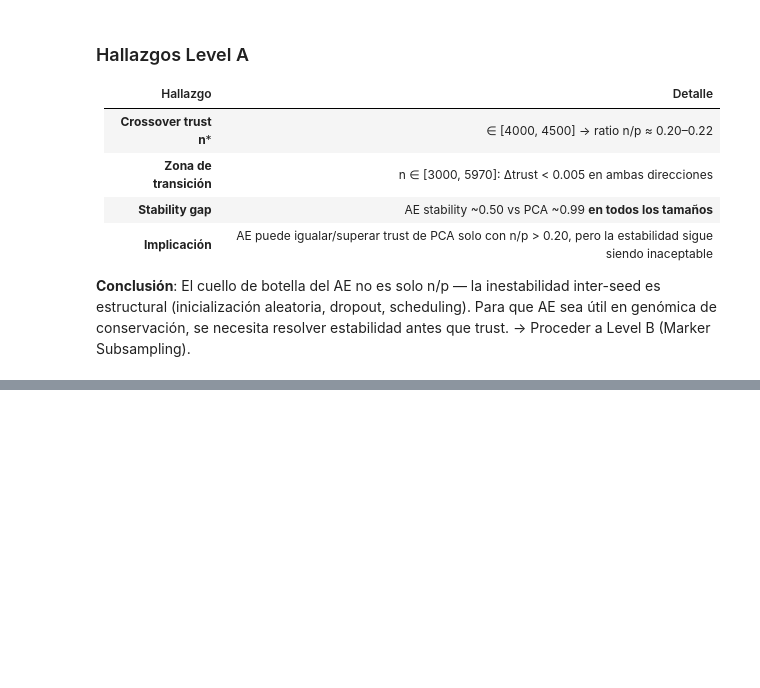
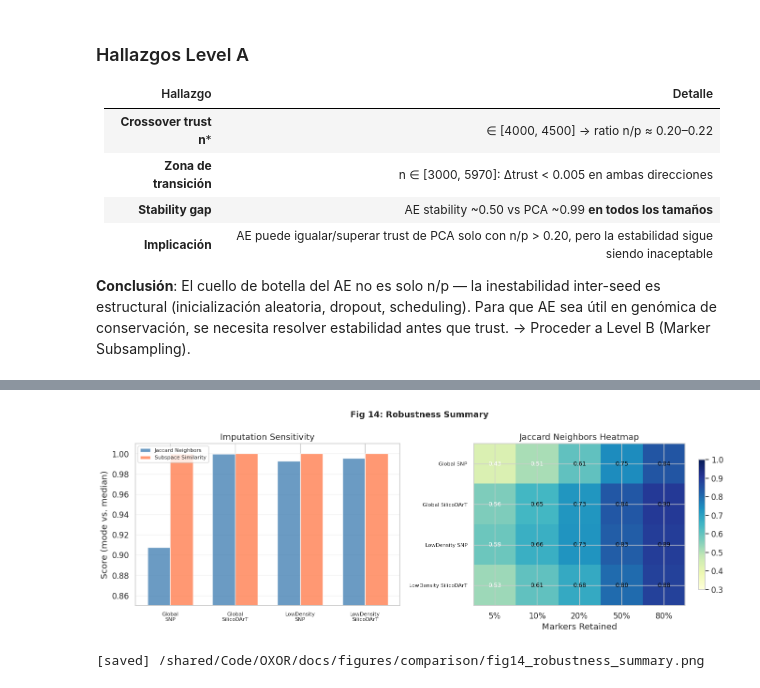
Before and after one commit to R0SEWT/GENO-MAP_Correspondence-Free-Diagnostics-for-Sweet-Potato-Diversity-Maps, a Jupyter notebook: notebooks/ae_vs_baseline.ipynb, the cells around one changed output, grey strips where cells are left out. Saved outputs shown, nothing was run; the diff lists cells and outputs as text; code cells hidden in the pictures; blank space fills up the shorter version.

```diff
--- a/notebooks/ae_vs_baseline.ipynb
+++ b/notebooks/ae_vs_baseline.ipynb
@@ -1311,0 +1508,62 @@ plt.show()
+# %%
+# ── Fig 14: Imputation Sensitivity + Combined Robustness Summary ─────────
+fig, (ax1, ax2) = plt.subplots(1, 2, figsize=(14, 5))
+
+# Left: Imputation comparison (mode vs median)
+imp_labels, imp_jn, imp_ss = [], [], []
+for ds_result in rob_data:
+    imp_labels.append(ds_result["label"])
+    rows = ds_result["imputation_comparison"]
+    imp_jn.append(np.mean([r["jaccard_neighbors"] for r in rows]))
+    imp_ss.append(np.mean([r["subspace_similarity"] for r in rows]))
+
+x_pos = np.arange(len(imp_labels))
+w = 0.35
+ax1.bar(x_pos - w/2, imp_jn, w, label="Jaccard Neighbors", color="steelblue", alpha=0.8)
+ax1.bar(x_pos + w/2, imp_ss, w, label="Subspace Similarity", color="coral", alpha=0.8)
+ax1.set_xticks(x_pos)
+ax1.set_xticklabels([l.replace(" ", "\n") for l in imp_labels], fontsize=8)
+ax1.set_ylabel("Score (mode vs. median)")
+ax1.set_title("Imputation Sensitivity")
+ax1.set_ylim(0.85, 1.01)
+ax1.legend(fontsize=8)
+ax1.grid(True, alpha=0.3, axis="y")
+
+# Right: Robustness heatmap (Jaccard neighbors at each marker fraction × dataset)
+fracs = [0.05, 0.10, 0.20, 0.50, 0.80]
+heat_data = []
+heat_labels = []
+for ds_result in rob_data:
+    heat_labels.append(ds_result["label"])
+    row_vals = []
+    for frac in fracs:
+        vals = [r["jaccard_neighbors"] for r in ds_result["marker_subsampling"]
+                if r["fraction"] == frac]
+        row_vals.append(np.mean(vals))
+    heat_data.append(row_vals)
+
+heat_arr = np.array(heat_data)
+im = ax2.imshow(heat_arr, aspect="auto", cmap="YlGnBu", vmin=0.3, vmax=1.0)
+ax2.set_xticks(range(len(fracs)))
+ax2.set_xticklabels([f"{f*100:.0f}%" for f in fracs])
+ax2.set_yticks(range(len(heat_labels)))
+ax2.set_yticklabels(heat_labels, fontsize=8)
+ax2.set_xlabel("Markers Retained")
+ax2.set_title("Jaccard Neighbors Heatmap")
+
+# Annotate cells
+for i in range(len(heat_labels)):
+    for j in range(len(fracs)):
+        ax2.text(j, i, f"{heat_arr[i, j]:.2f}",
+                 ha="center", va="center", fontsize=9,
+                 color="white" if heat_arr[i, j] < 0.6 else "black")
+fig.colorbar(im, ax=ax2, shrink=0.8)
+
+fig.suptitle("Fig 14: Robustness Summary", fontsize=13, fontweight="bold")
+fig.tight_layout()
+fig.savefig(FIG_DIR / "fig14_robustness_summary.png", dpi=DPI, bbox_inches="tight")
+plt.show()
+print(f"[saved] {FIG_DIR / 'fig14_robustness_summary.png'}")
+# %% [output]
+[figure, added]
+[saved] /shared/Code/OXOR/docs/figures/comparison/fig14_robustness_summary.png
```
Also changed, not shown: parts of 7 cells of this notebook, 7 other files.
